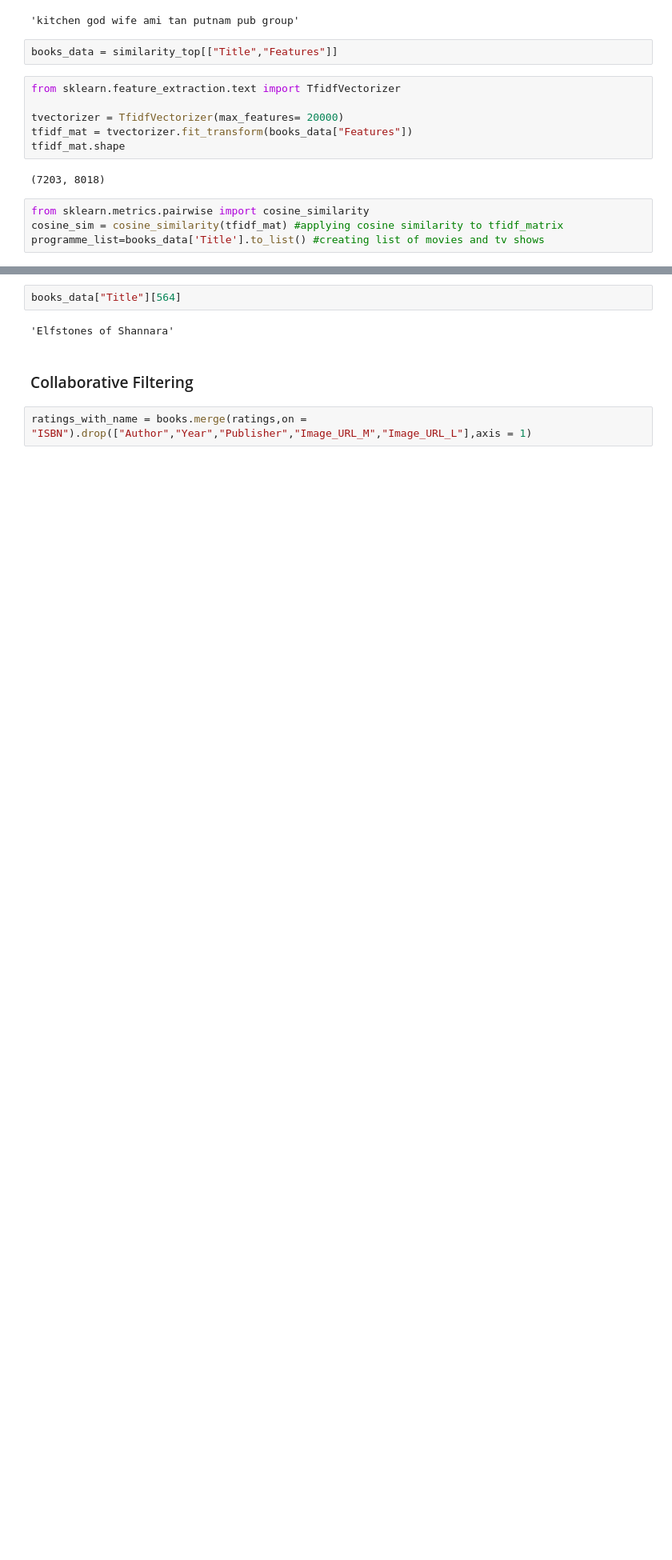
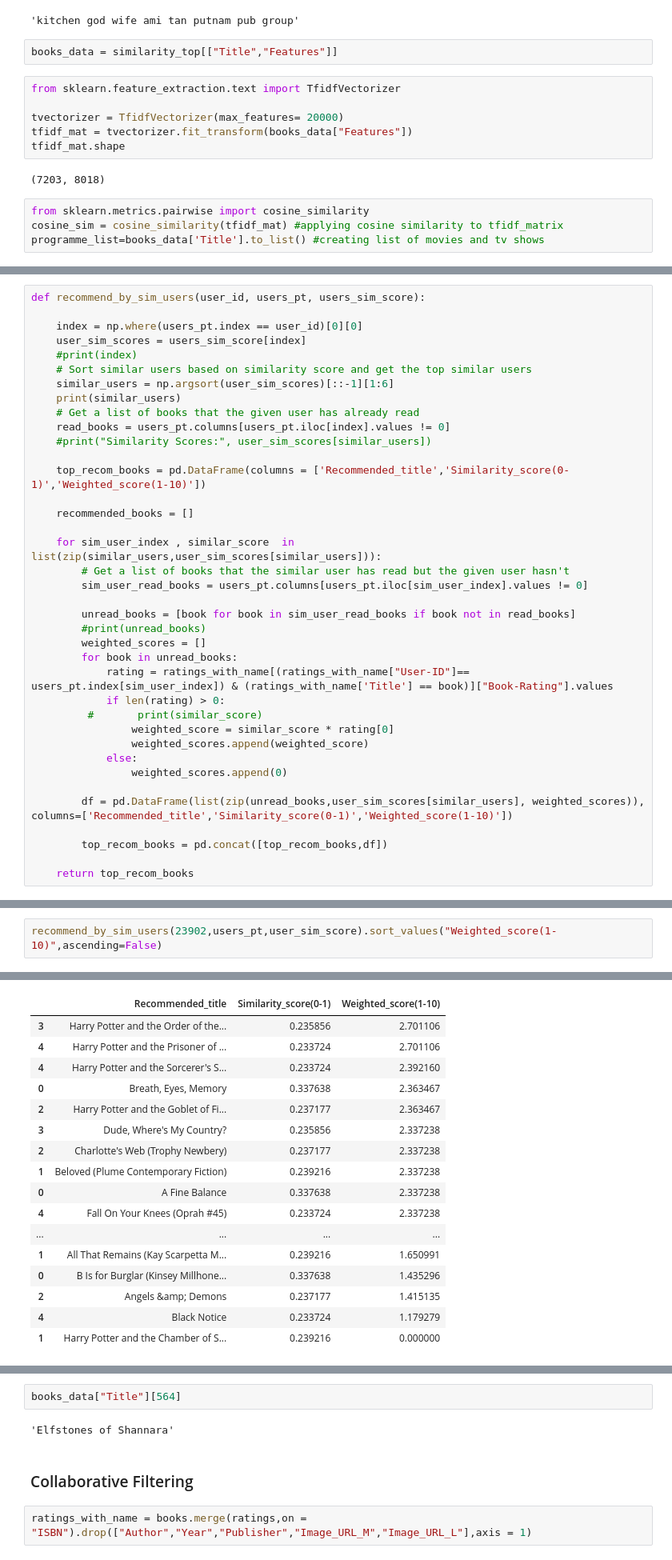
Before and after one commit to Yashas-153/Personalized_Book_Recommendation_System, a Jupyter notebook: bookrecom-ipynb.ipynb, the cells around one changed output, grey strips where cells are left out. Shown: that part at 80% size. Saved outputs shown, nothing was run; the diff lists cells and outputs as text; blank space fills up the shorter version.

```diff
--- a/bookrecom-ipynb.ipynb
+++ b/bookrecom-ipynb.ipynb
@@ -320,0 +381,38 @@ programme_list=books_data['Title'].to_list() #creating list of movies and tv sho
+# %%
+def recommend_by_sim_users(user_id, users_pt, users_sim_score):
+
+    index = np.where(users_pt.index == user_id)[0][0]
+    user_sim_scores = users_sim_score[index]
+    #print(index)
+    # Sort similar users based on similarity score and get the top similar users
+    similar_users = np.argsort(user_sim_scores)[::-1][1:6]
+    print(similar_users)
+    # Get a list of books that the given user has already read
+    read_books = users_pt.columns[users_pt.iloc[index].values != 0]
+    #print("Similarity Scores:", user_sim_scores[similar_users])
+
+    top_recom_books = pd.DataFrame(columns = ['Recommended_title','Similarity_score(0-1)','Weighted_score(1-10)'])
+
+    recommended_books = []
+
+    for sim_user_index , similar_score  in list(zip(similar_users,user_sim_scores[similar_users])):
+        # Get a list of books that the similar user has read but the given user hasn't
+        sim_user_read_books = users_pt.columns[users_pt.iloc[sim_user_index].values != 0]
+
+        unread_books = [book for book in sim_user_read_books if book not in read_books]
+        #print(unread_books)
+        weighted_scores = []
+        for book in unread_books:
+            rating = ratings_with_name[(ratings_with_name["User-ID"]== users_pt.index[sim_user_index]) & (ratings_with_name['Title'] == book)]["Book-Rating"].values
+            if len(rating) > 0:
+         #       print(similar_score)
+                weighted_score = similar_score * rating[0]
+                weighted_scores.append(weighted_score)
+            else:
+                weighted_scores.append(0)
+
+        df = pd.DataFrame(list(zip(unread_books,user_sim_scores[similar_users], weighted_scores)), columns=['Recommended_title','Similarity_score(0-1)','Weighted_score(1-10)'])
+
+        top_recom_books = pd.concat([top_recom_books,df])
+
+    return top_recom_books
@@ -320,0 +439,3 @@ programme_list=books_data['Title'].to_list() #creating list of movies and tv sho
+# %%
+recommend_by_sim_users(23902,users_pt,user_sim_score).sort_values("Weighted_score(1-10)",ascending=False)
+# %% [output]
@@ -321,2 +443,19 @@ programme_list=books_data['Title'].to_list() #creating list of movies and tv sho
+|  | Recommended_title | Similarity_score(0-1) | Weighted_score(1-10) |
+| 3 | Harry Potter and the Order of the... | 0.235856 | 2.701106 |
+| 4 | Harry Potter and the Prisoner of ... | 0.233724 | 2.701106 |
+| 4 | Harry Potter and the Sorcerer's S... | 0.233724 | 2.392160 |
+| 0 | Breath, Eyes, Memory | 0.337638 | 2.363467 |
+| 2 | Harry Potter and the Goblet of Fi... | 0.237177 | 2.363467 |
+| 3 | Dude, Where's My Country? | 0.235856 | 2.337238 |
+| 2 | Charlotte's Web (Trophy Newbery) | 0.237177 | 2.337238 |
+| 1 | Beloved (Plume Contemporary Fiction) | 0.239216 | 2.337238 |
+| 0 | A Fine Balance | 0.337638 | 2.337238 |
+| 4 | Fall On Your Knees (Oprah #45) | 0.233724 | 2.337238 |
+| ... | ... | ... | ... |
+| 1 | All That Remains (Kay Scarpetta M... | 0.239216 | 1.650991 |
+| 0 | B Is for Burglar (Kinsey Millhone... | 0.337638 | 1.435296 |
+| 2 | Angels &amp; Demons | 0.237177 | 1.415135 |
+| 4 | Black Notice | 0.233724 | 1.179279 |
+| 1 | Harry Potter and the Chamber of S... | 0.239216 | 0.000000 |
 # %%
 def recommend(title, cosine_similarity= cosine_sim):
```
Also changed, not shown: parts of 22 cells of this notebook, 5 other files.
